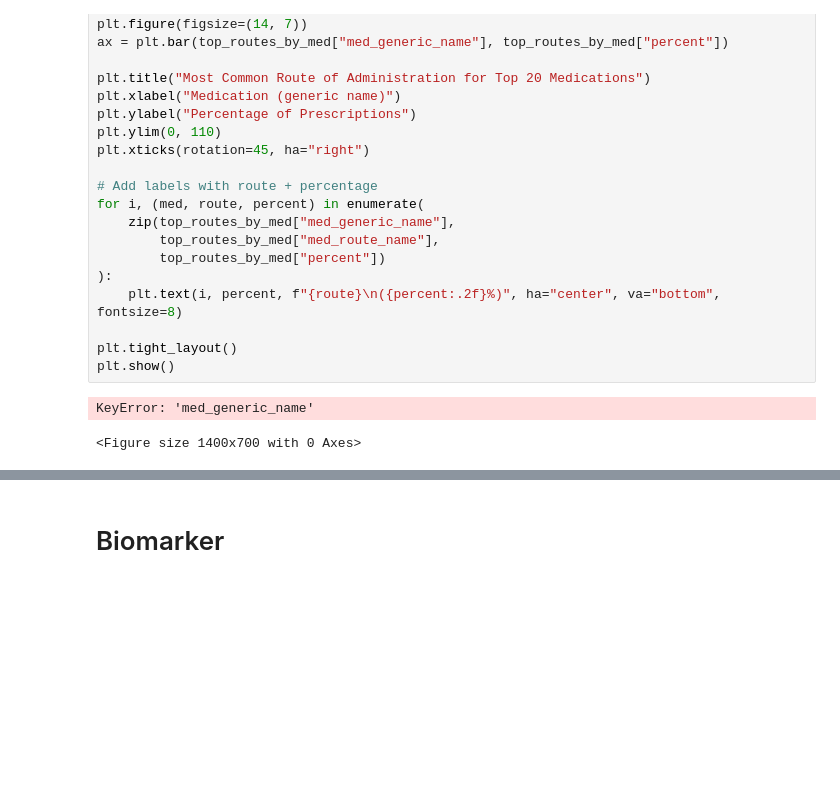
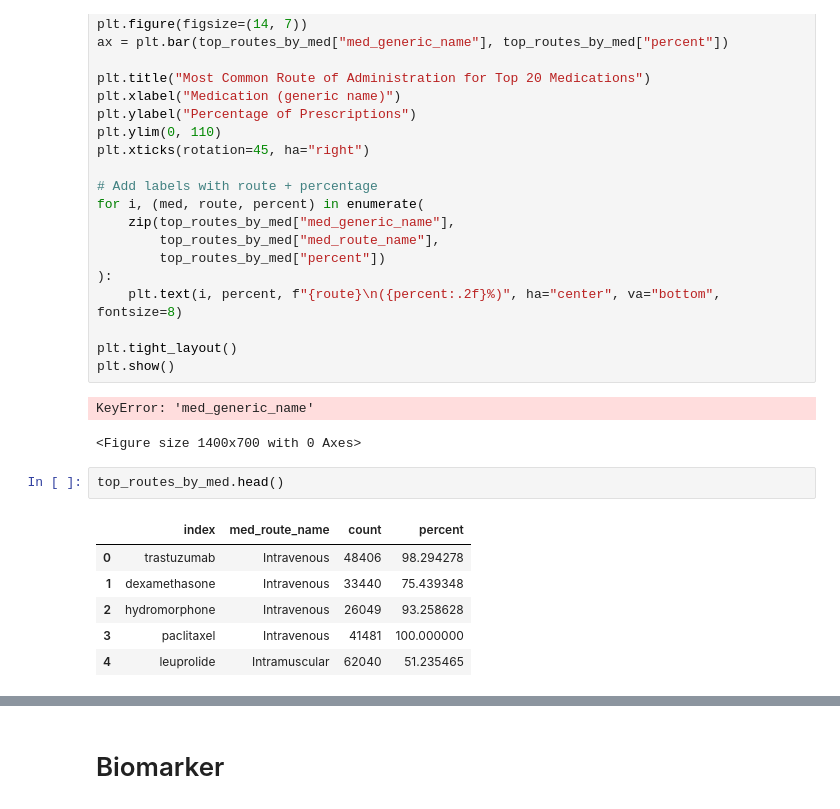
Before and after one commit to sitara-21/MBC-TNBC-Cohort-Analysis, a Jupyter notebook: Analysis.ipynb, the cells around one changed output, grey strips where cells are left out. Drawn from its saved outputs; the diff is of its cells as text; blank space fills up the shorter version.

```diff
--- a/Analysis.ipynb
+++ b/Analysis.ipynb
@@ -916,6 +916,15 @@ plt.show()
 # %% [output]
 KeyError: 'med_generic_name'
 <Figure size 1400x700 with 0 Axes>
+# %%
+top_routes_by_med.head()
+# %% [output]
+|  | index | med_route_name | count | percent |
+| 0 | trastuzumab | Intravenous | 48406 | 98.294278 |
+| 1 | dexamethasone | Intravenous | 33440 | 75.439348 |
+| 2 | hydromorphone | Intravenous | 26049 | 93.258628 |
+| 3 | paclitaxel | Intravenous | 41481 | 100.000000 |
+| 4 | leuprolide | Intramuscular | 62040 | 51.235465 |
 # %%
 # Count prescriptions by med + route (restricted to top 20 meds)
 med_route_counts = (
```
Also changed, not shown: parts of 22 cells of this notebook.
